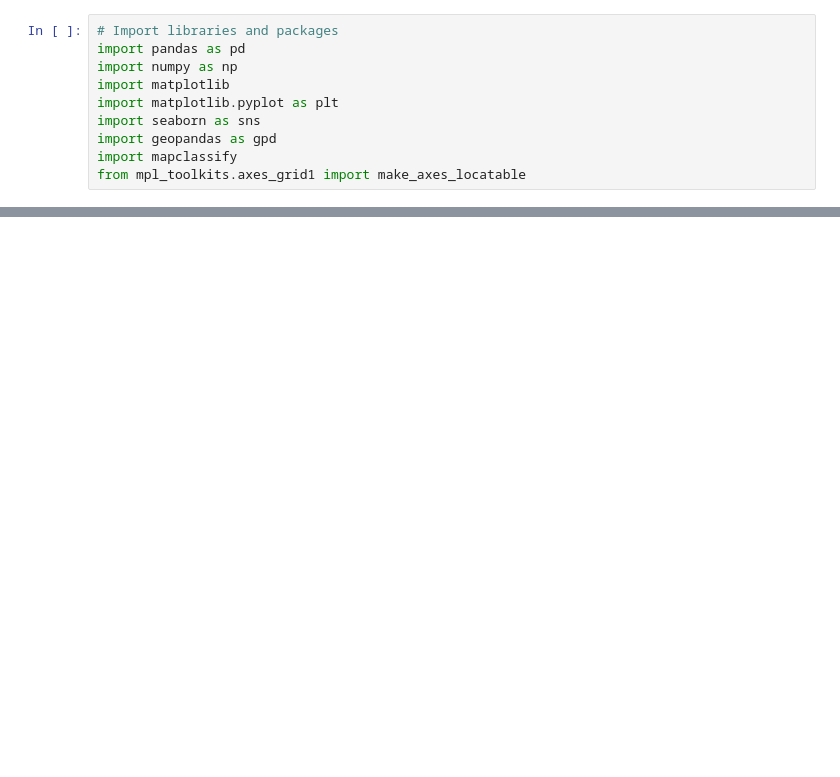
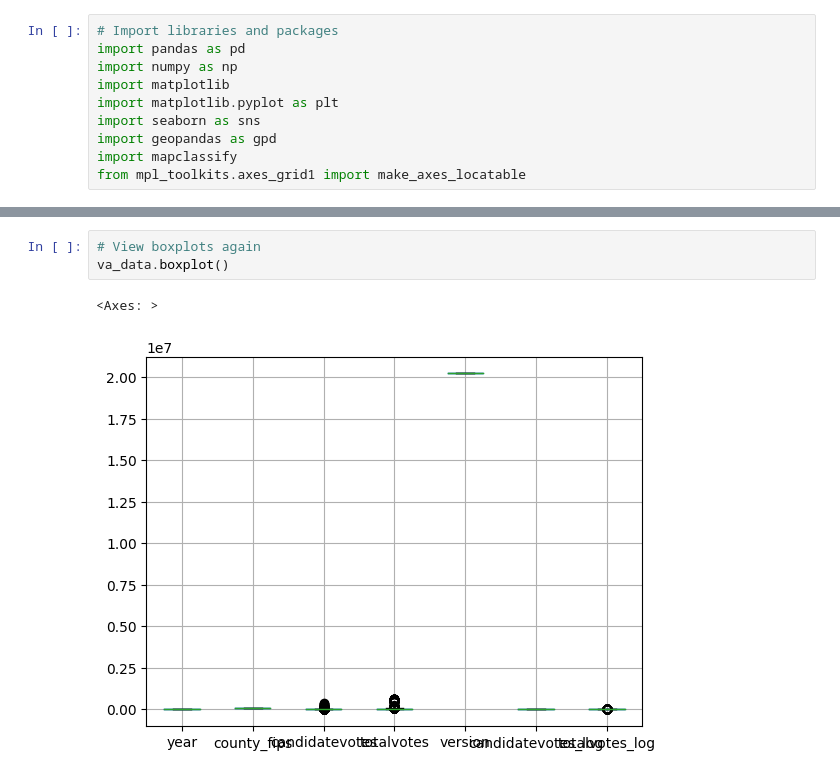
Before and after one commit to amolaka/Notable-Projects, a Jupyter notebook: voting_models.ipynb, the cells around one changed output, grey strips where cells are left out. Cells and saved outputs as stored; diff of their text form; blank space fills up the shorter version.

```diff
--- a/voting_models.ipynb
+++ b/voting_models.ipynb
@@ -46,0 +78,6 @@ KeyError: 'STCOFIPS'
+# %%
+# View boxplots again
+va_data.boxplot()
+# %% [output]
+<Axes: >
+[figure, added]
```
Also changed, not shown: parts of 12 cells of this notebook.
